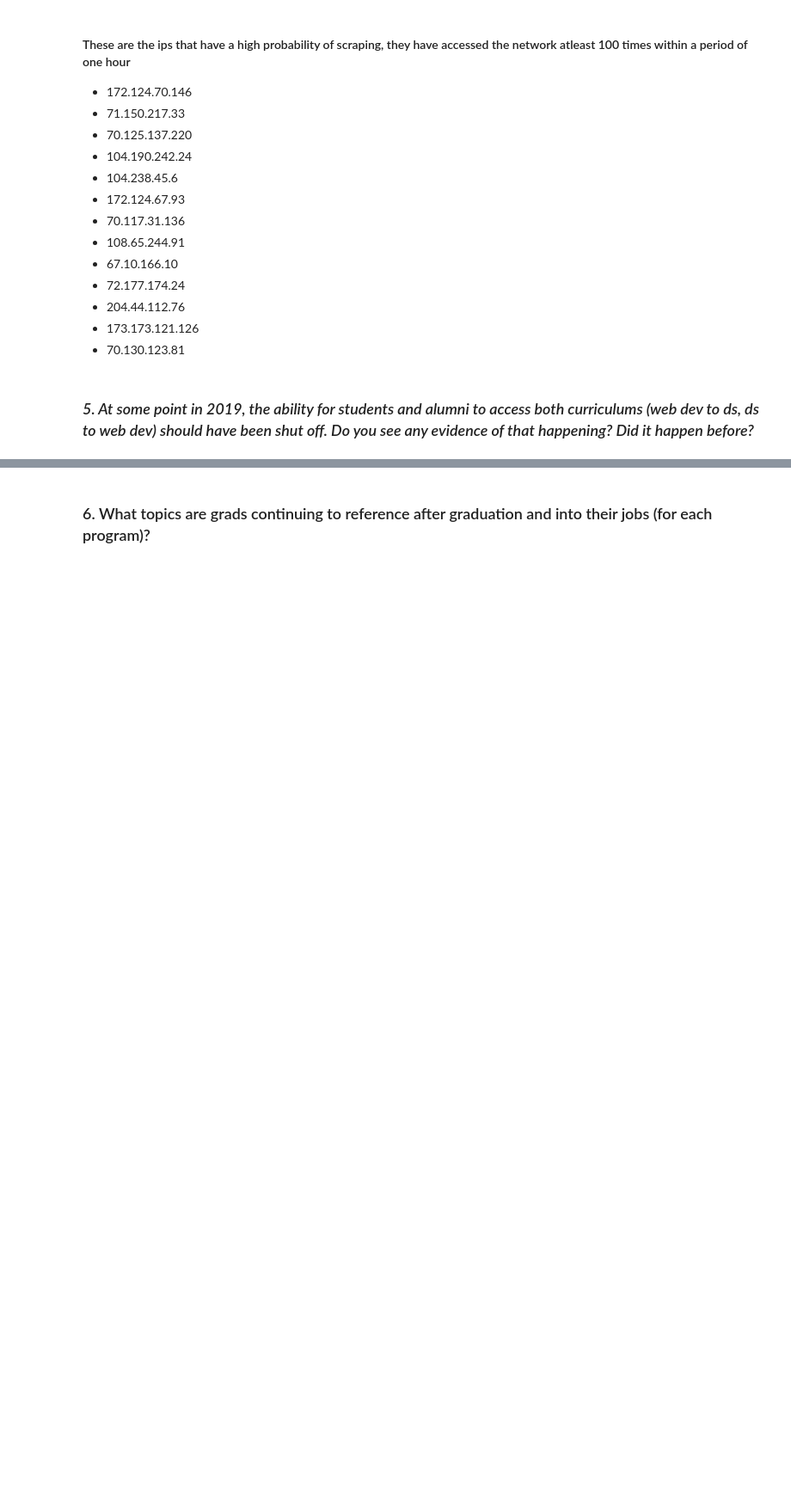
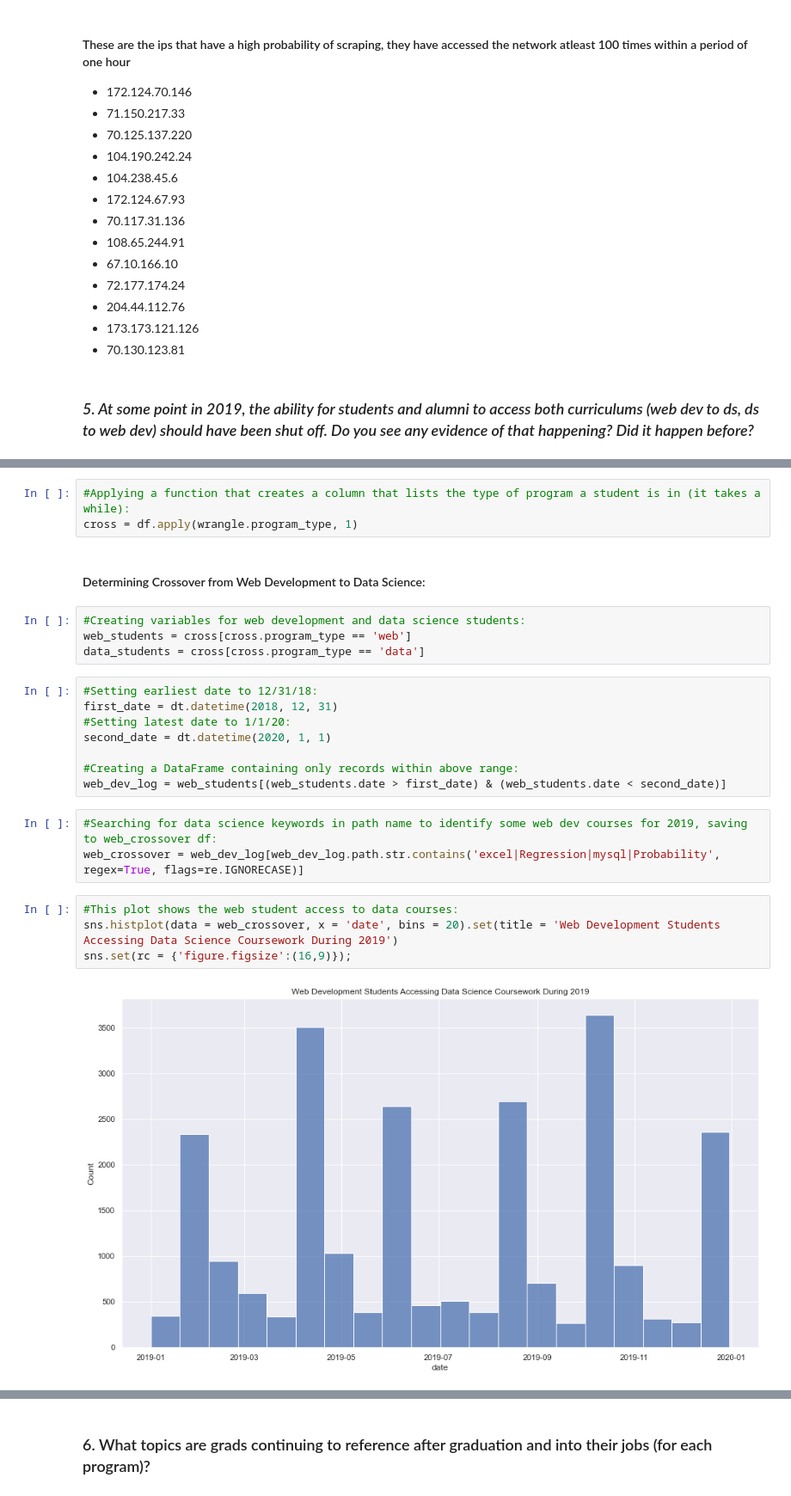
Before and after one commit to greg-paige-kayla-lincoln/anomaly_detection_project, a Jupyter notebook: greg_next.ipynb, the cells around one changed output, grey strips where cells are left out. Shown at 86% size. Cells and saved outputs as stored; diff of their text form; blank space fills up the shorter version.

Commit message:
Added my portion to the final notebook and made some minor changes to scratchpad and wrangle.py.

```diff
--- a/greg_next.ipynb
+++ b/greg_next.ipynb
@@ -622,0 +642,26 @@ unique_ips
+# %%
+#Applying a function that creates a column that lists the type of program a student is in (it takes a while):
+cross = df.apply(wrangle.program_type, 1)
+# %% [markdown]
+#### Determining Crossover from Web Development to Data Science:
+# %%
+#Creating variables for web development and data science students:
+web_students = cross[cross.program_type == 'web']
+data_students = cross[cross.program_type == 'data']
+# %%
+#Setting earliest date to 12/31/18:
+first_date = dt.datetime(2018, 12, 31)
+#Setting latest date to 1/1/20:
+second_date = dt.datetime(2020, 1, 1)
+
+#Creating a DataFrame containing only records within above range:
+web_dev_log = web_students[(web_students.date > first_date) & (web_students.date < second_date)]
+# %%
+#Searching for data science keywords in path name to identify some web dev courses for 2019, saving to web_crossover df:
+web_crossover = web_dev_log[web_dev_log.path.str.contains('excel|Regression|mysql|Probability', regex=True, flags=re.IGNORECASE)]
+# %%
+#This plot shows the web student access to data courses:
+sns.histplot(data = web_crossover, x = 'date', bins = 20).set(title = 'Web Development Students Accessing Data Science Coursework During 2019')
+sns.set(rc = {'figure.figsize':(16,9)});
+# %% [output]
+[figure, added]
```
Also changed, not shown: parts of 24 cells of this notebook, 2 other files.
